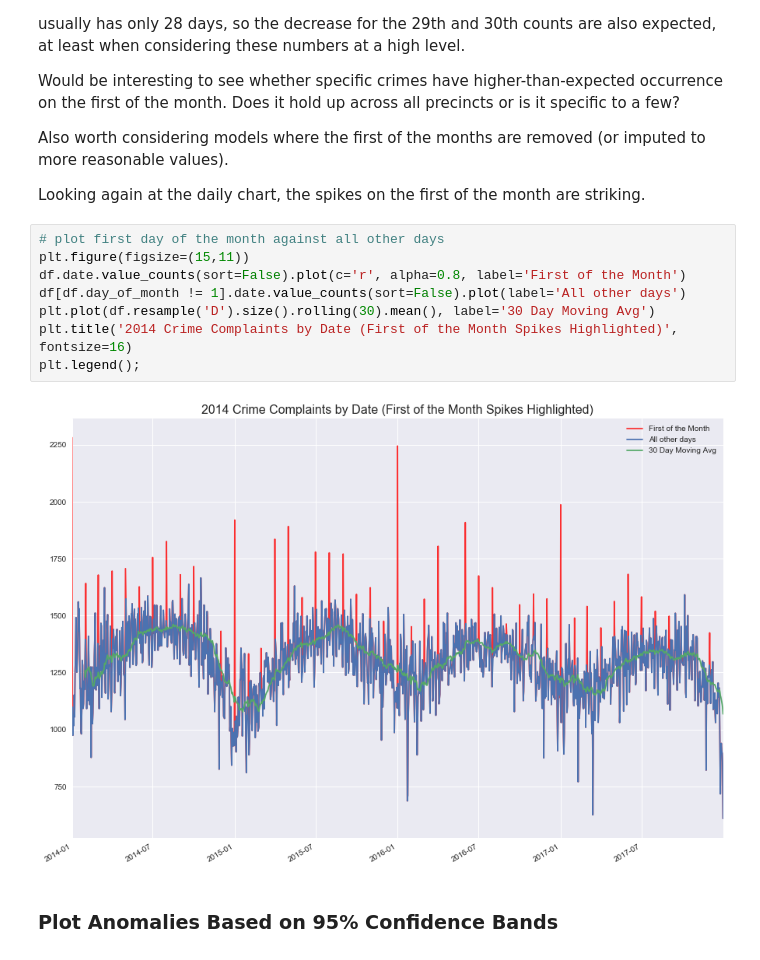
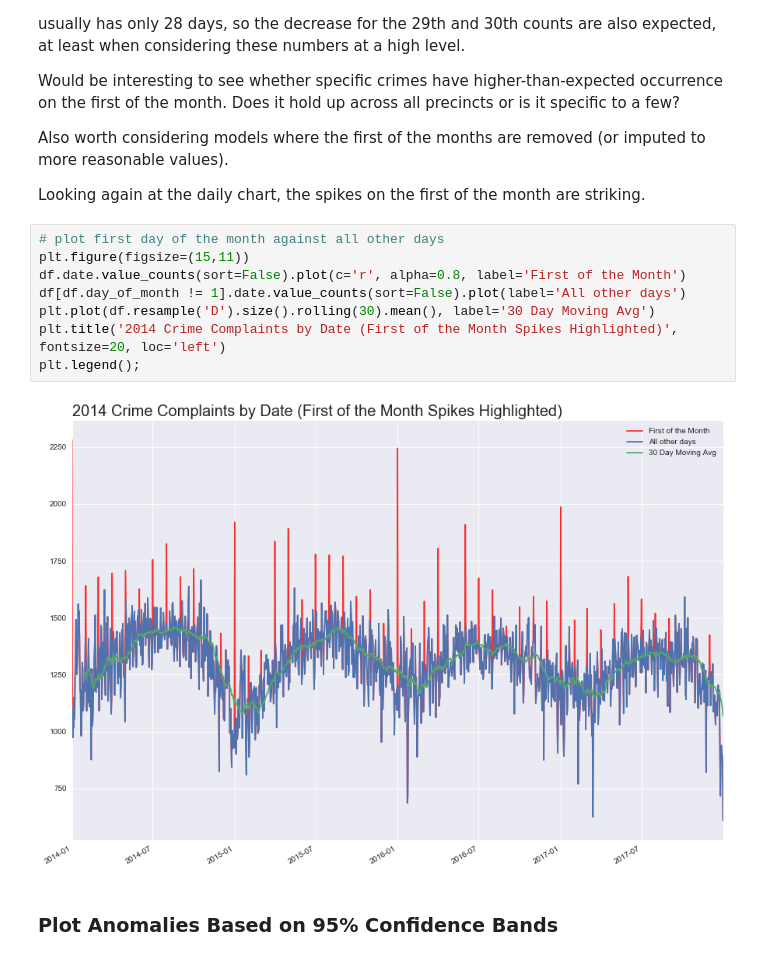
Before and after one commit to kevinacrystal/SARIMAX_crime, a Jupyter notebook: 01_Cleaning_and_EDA.ipynb, the cells around one changed output. Drawn from its saved outputs; the diff is of its cells as text.

```diff
--- a/01_Cleaning_and_EDA.ipynb
+++ b/01_Cleaning_and_EDA.ipynb
@@ -457,13 +457,13 @@ Looking again at the daily chart, the spikes on the first of the month are strik
 # %%
 # plot first day of the month against all other days
 plt.figure(figsize=(15,11))
 df.date.value_counts(sort=False).plot(c='r', alpha=0.8, label='First of the Month')
 df[df.day_of_month != 1].date.value_counts(sort=False).plot(label='All other days')
 plt.plot(df.resample('D').size().rolling(30).mean(), label='30 Day Moving Avg')
-plt.title('2014 Crime Complaints by Date (First of the Month Spikes Highlighted)', fontsize=16)
+plt.title('2014 Crime Complaints by Date (First of the Month Spikes Highlighted)', fontsize=20, loc='left')
 plt.legend();
 # %% [output]
-[figure, old version]
+[figure, new version]
 # %% [markdown]
 ### Plot Anomalies Based on 95% Confidence Bands
 # %%
```
Also changed, not shown: parts of 12 cells of this notebook, 2 other files.
